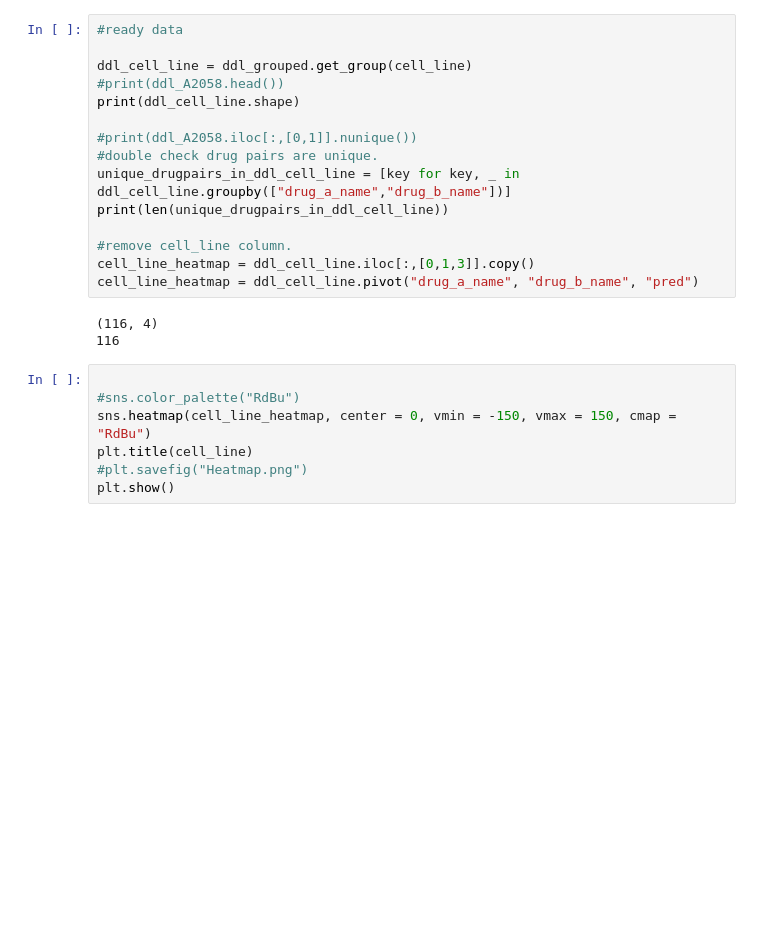
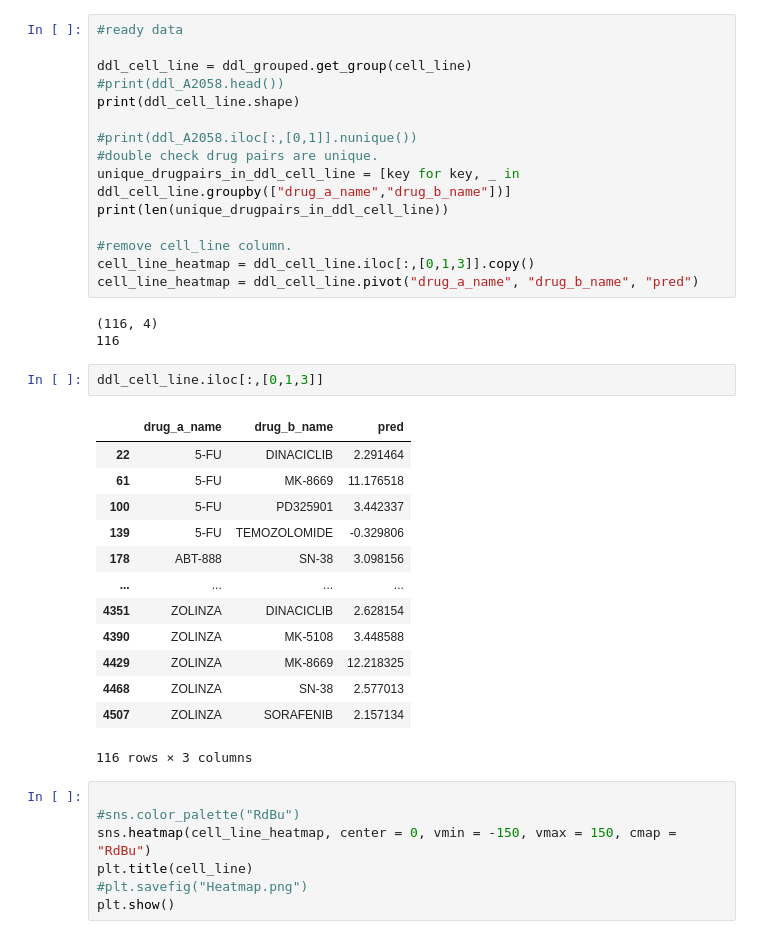
Before and after one commit to NidhiBharani/DeepSynergy, a Jupyter notebook: plot_results.ipynb, the cells around one changed output. Drawn from its saved outputs; the diff is of its cells as text; blank space fills up the shorter version.

```diff
--- a/plot_results.ipynb
+++ b/plot_results.ipynb
@@ -210,6 +210,22 @@ cell_line_heatmap = ddl_cell_line.pivot("drug_a_name", "drug_b_name", "pred")
 # %% [output]
 (116, 4)
 116
+# %%
+ddl_cell_line.iloc[:,[0,1,3]]
+# %% [output]
+|  | drug_a_name | drug_b_name | pred |
+| 22 | 5-FU | DINACICLIB | 2.291464 |
+| 61 | 5-FU | MK-8669 | 11.176518 |
+| 100 | 5-FU | PD325901 | 3.442337 |
+| 139 | 5-FU | TEMOZOLOMIDE | -0.329806 |
+| 178 | ABT-888 | SN-38 | 3.098156 |
+| ... | ... | ... | ... |
+| 4351 | ZOLINZA | DINACICLIB | 2.628154 |
+| 4390 | ZOLINZA | MK-5108 | 3.448588 |
+| 4429 | ZOLINZA | MK-8669 | 12.218325 |
+| 4468 | ZOLINZA | SN-38 | 2.577013 |
+| 4507 | ZOLINZA | SORAFENIB | 2.157134 |
+116 rows × 3 columns
 # %%
 
 #sns.color_palette("RdBu")
```
Also changed, not shown: 1 other file.
